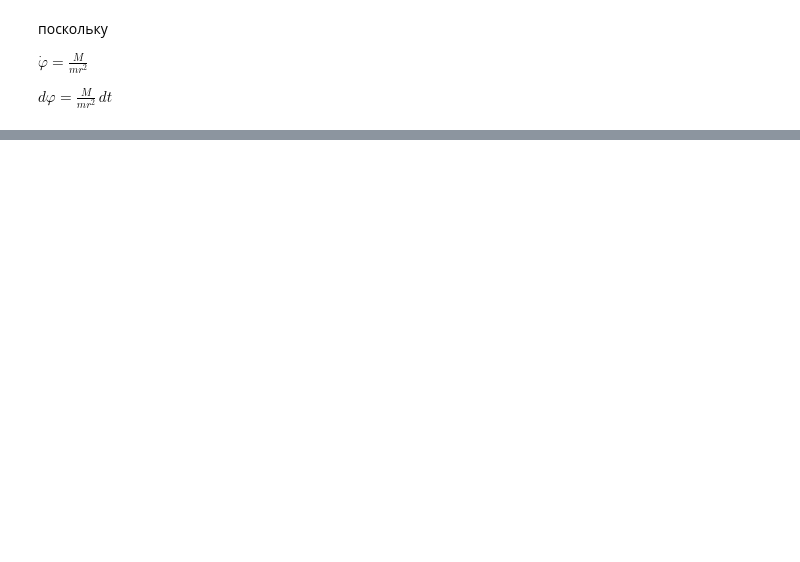
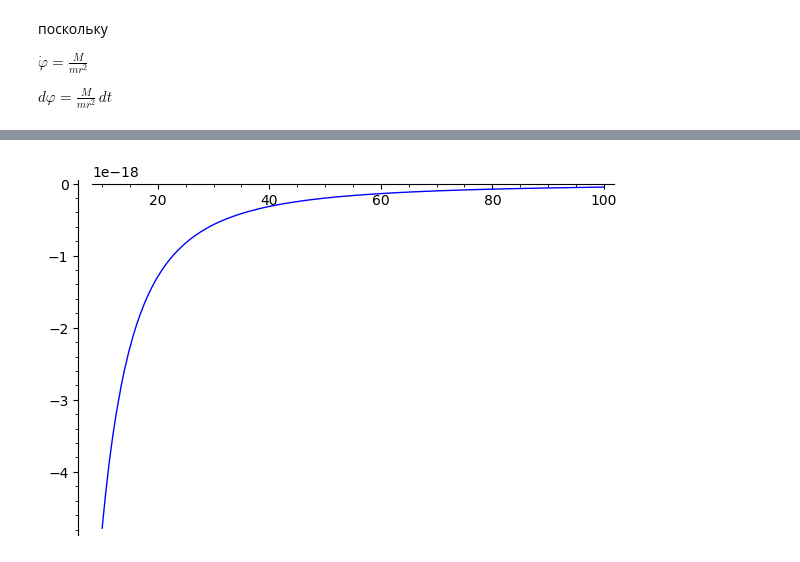
Before and after one commit to daju1/study, a Jupyter notebook: classical_mechanics/SR12/kepler-like-task.ipynb, the cells around one changed output, grey strips where cells are left out. Drawn from its saved outputs; the diff is of its cells as text; code cells hidden in the pictures; blank space fills up the shorter version.

Commit message:
Kepler like tasks update

```diff
--- a/classical_mechanics/SR12/kepler-like-task.ipynb
+++ b/classical_mechanics/SR12/kepler-like-task.ipynb
@@ -101,0 +166,3 @@ $\frac{dr}{d{\varphi}} = 0$
+# %%
+dphi_dR = dphi_dr.subs(r == R)
+displ("d{\\varphi} = " +latex(dphi_dR) + "\\, dr")
@@ -101,0 +187,8 @@ $\frac{dr}{d{\varphi}} = 0$
+# %%
+assume(M>0)
+#assume(m+2*E*M^2>0) # for Kepler U = -1/r
+
+assume(4*m-M^2<0) # for Kepler-like U = -1/r - 2/r^2
+assume(8*E*m-m-2*E*M^2>0)
+phi_R = dphi_dR.integrate(R)
+displ("\\varphi = " +latex(phi_R) + "")
@@ -101,0 +197,3 @@ $\frac{dr}{d{\varphi}} = 0$
+# %%
+phi_diff_R = phi_R.diff(R)
+disp(phi_diff_R)
@@ -106,0 +206,4 @@ $\displaystyle \frac{dr}{d{\varphi}} = \frac{\sqrt{E m r\left(t\right)^{2} - \fr
+# %%
+plot((phi_diff_R - dphi_dR).expand().subs(values).real(), (R, 10, 100))
+# %% [output]
+[figure, added]
```
Also changed, not shown: parts of 40 cells of this notebook, 2 other files.
